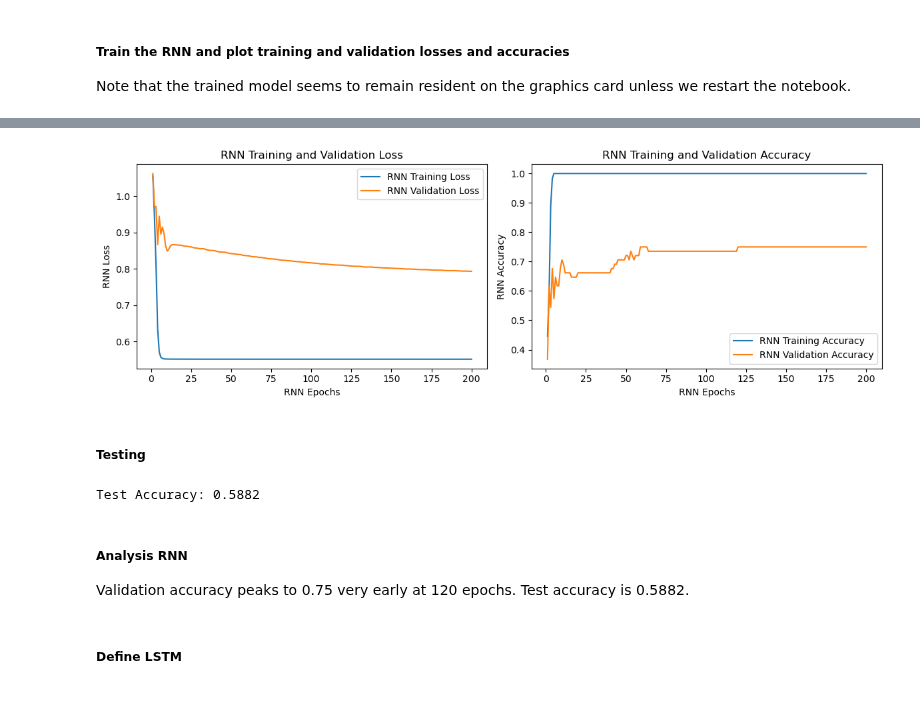
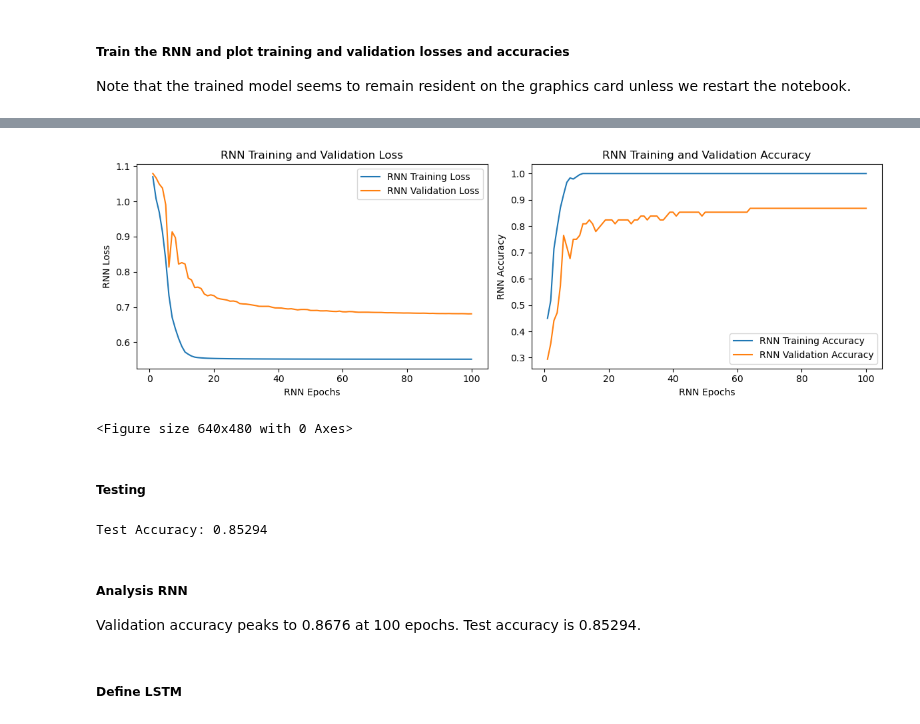
Before and after one commit to kkke/NeuroMatch_Project, a Jupyter notebook: ray notebook/notebook_rnn_lstm_gru_optimal_no_really.ipynb, the cells around one changed output, grey strips where cells are left out. Drawn from its saved outputs; the diff is of its cells as text; code cells hidden in the pictures.

Commit message:
added shuffle to data before split

```diff
--- a/ray notebook/notebook_rnn_lstm_gru_optimal_no_really.ipynb
+++ b/ray notebook/notebook_rnn_lstm_gru_optimal_no_really.ipynb
@@ -157,8 +183,8 @@ dat['response'][dat['response'] == -1] = 2
 y = torch.as_tensor(dat['response']).long()
 y = F.one_hot(y)
 
-# shuffle dataset
-
+# shuffle dataset before split
+x, y = shuffle_dataset(x, y)
 
 # split into train (70%), validation(20%) and test(10%) sets using batch size of 34
 n_trials = int(x.shape[0])
@@ -229,11 +255,14 @@ hidden_size = x.shape[1]
 input_size = x.shape[2]
 output_size = y_train.shape[1]
 num_layers = 1
-learning_rate = 0.003
+learning_rate = 0.001
+RNN_patience = 5
+LSTM_patience = 5
+GRU_patience = 5
 number_of_epochs = 10000
-RNN_number_of_epochs = 200
+RNN_number_of_epochs = 100
 LSTM_number_of_epochs = 100
-GRU_number_of_epochs = 75
+GRU_number_of_epochs = 60
 # %%
 print(hidden_size)
 print(input_size)
@@ -287,6 +315,13 @@ Note that the trained model seems to remain resident on the graphics card unless
 # Training loop
 # RNN_total_epochs = number_of_epochs
 RNN_total_epochs = RNN_number_of_epochs
+
+# Early stopping parameters
+# best_val_loss = float('inf')
+# epochs_since_best = 0
+
+# Number of epochs to wait for improvement in validation loss
+patience = RNN_patience
 
 # Lists to store training/validation losses and training/validation accuracies
 RNN_train_losses = []
@@ -359,6 +394,13 @@ for epoch in range(RNN_total_epochs):
     average_val_loss = total_val_loss / len(val_loader)
     val_accuracy = correct_val / total_val
 
+    # Check if validation loss has improved
+    # if average_val_loss < best_val_loss:
+    #    best_val_loss = average_val_loss
+    #    epochs_since_best = 0
+    # else:
+    #    epochs_since_best += 1
+
     # Store validation loss and accuracy values
     RNN_val_losses.append(average_val_loss)
     RNN_val_accuracies.append(val_accuracy)
@@ -366,9 +408,13 @@ for epoch in range(RNN_total_epochs):
     # Print the validation loss and accuracy for this epoch
     print(f'Epoch [{epoch+1}/{RNN_total_epochs}], Validation Loss: {average_val_loss:.8f}, Validation Accuracy: {val_accuracy:.4f}')
 
+    # Early stopping check
+    # if epochs_since_best >= patience:
+    #    print(f"Early stopping at epoch {epoch + 1}. Validation loss did not improve for {patience} epochs.")
+    #    break
+
 # Plot the losses and accuracies at the end of all epochs
 RNN_x_epochs = list(range(1, RNN_total_epochs + 1))
-
 plt.figure(figsize=(12, 4))
 
 # Plot Losses
@@ -391,4 +437,5 @@ plt.legend()
 
 plt.tight_layout()
 plt.show()
+plt.savefig('eps/RNN_11_spks_class.eps')
 # %% [output]
@@ -412,4 +459,5 @@ Epoch [200/200], Validation Loss: 0.79340643, Validation Accuracy: 0.7500
-[figure, old version]
+[figure, new version]
+<Figure size 640x480 with 0 Axes>
 # %% [markdown]
 ##### Testing
 # %%
@@ -429,12 +477,12 @@ with torch.no_grad():
         total_correct += (predicted == labels).sum().item()
 
     accuracy = total_correct / total_samples
-    print(f'Test Accuracy: {accuracy:.4f}')
+    print(f'Test Accuracy: {accuracy:.5f}')
 # %% [output]
-Test Accuracy: 0.5882
+Test Accuracy: 0.85294
 # %% [markdown]
 ##### Analysis RNN
-Validation accuracy peaks to 0.75 very early at 120 epochs. Test accuracy is 0.5882.
+Validation accuracy peaks to 0.8676 at 100 epochs. Test accuracy is 0.85294.
 # %% [markdown]
 ##### Define LSTM
 # %%
```
Also changed, not shown: parts of 12 cells of this notebook, 3 other files.
